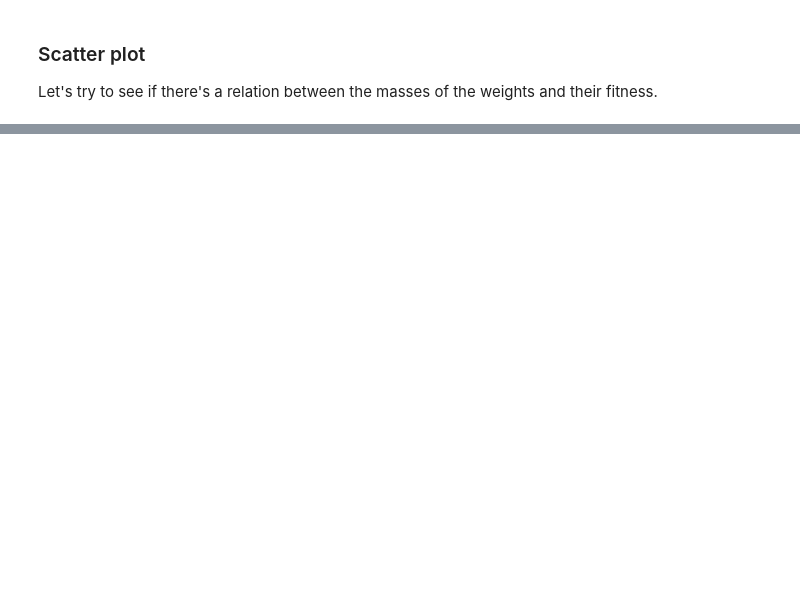
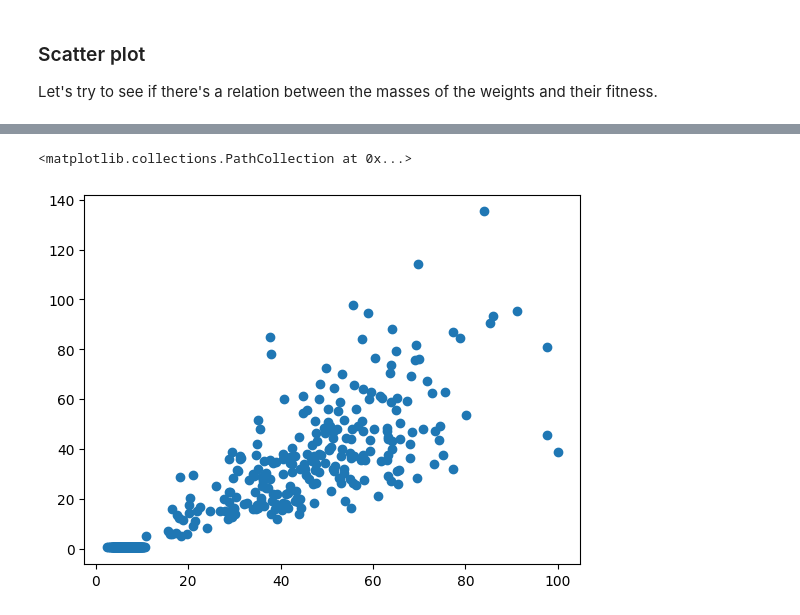
Before and after one commit to LuisR-jpg/Artificial-Intelligence---UP, a Jupyter notebook: Courses and Miscellaneous/Research/Analysis.ipynb, the cells around one changed output, grey strips where cells are left out. Cells and saved outputs as stored; diff of their text form; code cells hidden in the pictures; blank space fills up the shorter version.

```diff
--- a/Courses and Miscellaneous/Research/Analysis.ipynb
+++ b/Courses and Miscellaneous/Research/Analysis.ipynb
@@ -189,0 +207,6 @@ for i in range(nWeights):
+# %%
+sumMasses = np.sum(masses, axis = 1)
+plt.scatter(sumMasses, fitness)
+# %% [output]
+<matplotlib.collections.PathCollection at 0x...>
+[figure, added]
```
Also changed, not shown: parts of 12 cells of this notebook, 2 other files.
